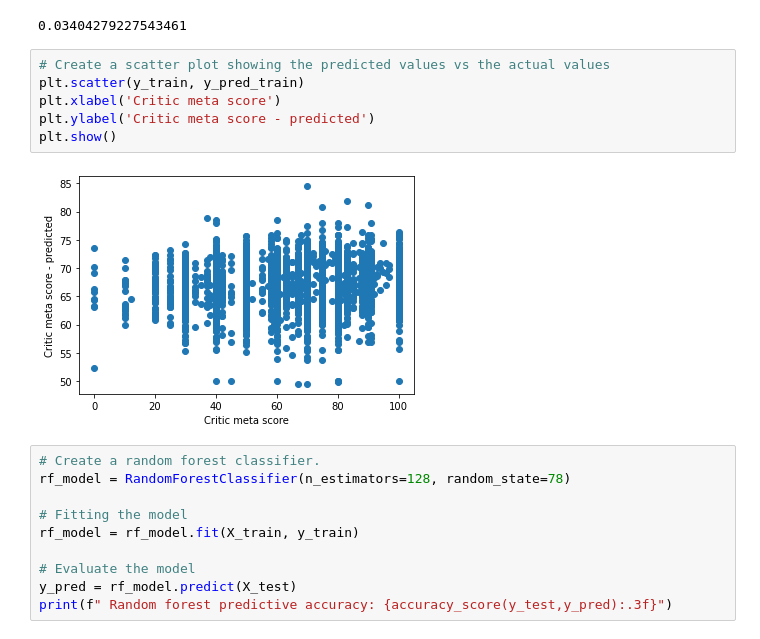
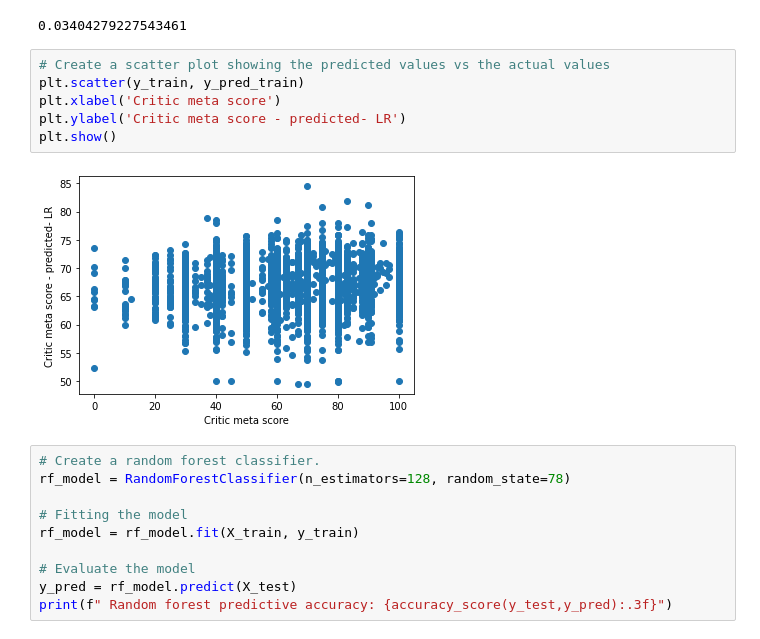
Before and after one commit to michaelangelo-kodjoe/TV_shows_ML_Analysis, a Jupyter notebook: Predictive_models.ipynb, the cells around one changed output. Cells and saved outputs as stored; diff of their text form.

```diff
--- a/Predictive_models.ipynb
+++ b/Predictive_models.ipynb
@@ -122,11 +147,11 @@ print(model.score(X_test, y_test))
 # %%
 # Create a scatter plot showing the predicted values vs the actual values
 plt.scatter(y_train, y_pred_train)
 plt.xlabel('Critic meta score')
-plt.ylabel('Critic meta score - predicted')
+plt.ylabel('Critic meta score - predicted- LR')
 plt.show()
 # %% [output]
-[figure, old version]
+[figure, new version]
 # %%
 # Create a random forest classifier.
 rf_model = RandomForestClassifier(n_estimators=128, random_state=78)
```
Also changed, not shown: parts of 8 cells of this notebook.
